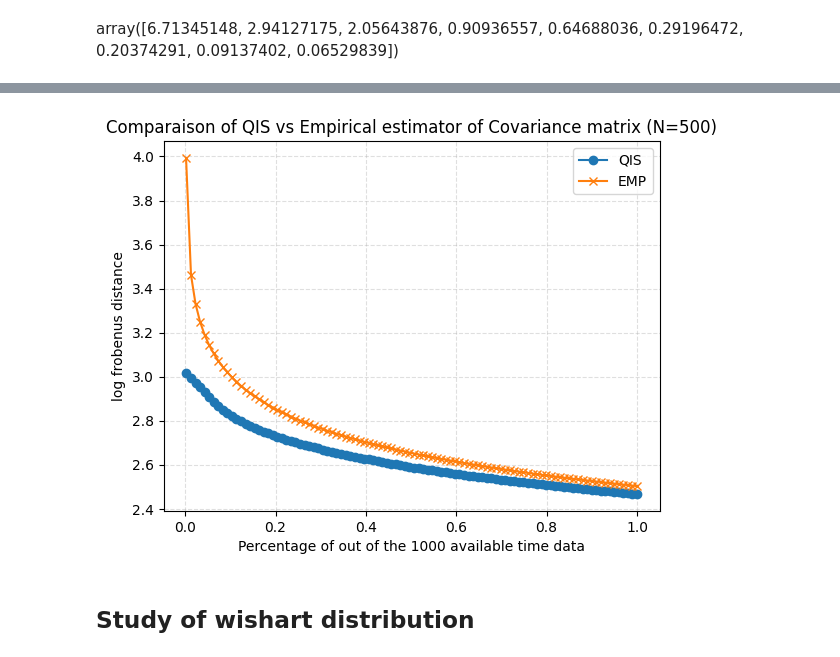
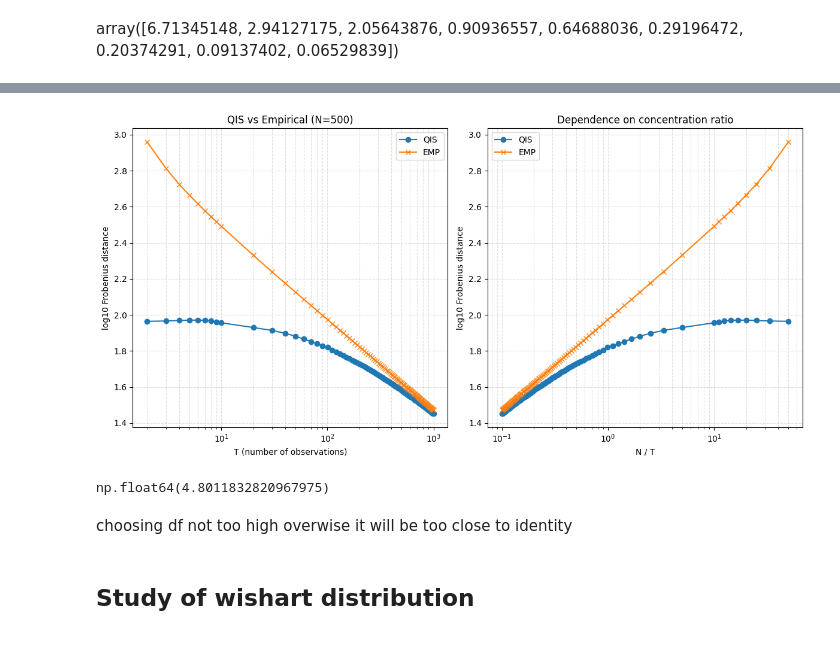
Before and after one commit to Armanddevacc/covariance-cleaning-nn, a Jupyter notebook: test.ipynb, the cells around one changed output, grey strips where cells are left out. Cells and saved outputs as stored; diff of their text form; code cells hidden in the pictures.

```diff
--- a/test.ipynb
+++ b/test.ipynb
@@ -50,40 +106,63 @@ from estimator.QIS import QIS_batched_numpy
 # %%
 def computeFroQIS(Ts):
     frobs = np.zeros_like(Ts, dtype=float)
-    R = rng.multivariate_normal(mean = np.zeros(shape=(N)), cov = Sigma_true, size=(1000, 1000)).transpose(0,2,1)
-    for i,T in enumerate(Ts):
-        Sigma_QIS = QIS_batched_numpy(R[:,:,T:])
+    R = rng.multivariate_normal(mean = np.zeros(shape=(N)), cov = Sigma_true, size=(batch_size, T)).transpose(0,2,1)
+    for i,t in enumerate(Ts):
+        Sigma_QIS = QIS_batched_numpy(R[:,:,-t:])
         frob = np.linalg.norm(Sigma_true[None,:,:] - Sigma_QIS, axis=(1,2)).mean()
         frobs[i] = frob
     return frobs
 # %%
 def computeFroEmp(Ts):
     frobs = np.zeros_like(Ts, dtype=float)
-    R = rng.multivariate_normal(mean = np.zeros(shape=(N)), cov = Sigma_true, size=(1000, 1000)).transpose(0,2,1)
-    for i,T in enumerate(Ts):
-        R_centered = R[:,:,T:] - R[:,:,T:].mean(axis=2, keepdims=True)
-        Sigma_sample = R_centered @ R_centered.transpose(0,2,1)/(R[:,:,T:].shape[-1]-1)
+    R = rng.multivariate_normal(mean = np.zeros(shape=(N)), cov = Sigma_true, size=(batch_size, T)).transpose(0,2,1)
+    for i,t in enumerate(Ts):
+        R_centered = R[:,:,-t:] - R[:,:,-t:].mean(axis=2, keepdims=True)
+        Sigma_sample = R_centered @ R_centered.transpose(0,2,1)/(R[:,:,-t:].shape[-1]-1)
         frob = np.linalg.norm(Sigma_true[None,:,:] - Sigma_sample, axis=(1,2)).mean()
         frobs[i] = frob
     return frobs
 # %%
-Ts = np.int64(np.linspace(0, 998, 100))[::-1]
+Ts = np.concatenate([np.int64(np.linspace(0, T, 100))[:0:-1], [9,8,7,6,5,4,3,2]])
 frobsQIS = computeFroQIS(Ts)
 # %%
-Ts = np.int64(np.linspace(0, 998, 100))[::-1]
+Ts = np.concatenate([np.int64(np.linspace(0, T, 100))[:0:-1], [9,8,7,6,5,4,3,2]])
 frobsEMP = computeFroEmp(Ts)
 # %%
-plt.figure()
-plt.plot((1000 - Ts)/1000, np.log10(frobs), marker='o', label='QIS')
-plt.plot((1000 - Ts)/1000, np.log10(frobsEMP), marker='x', label='EMP')
-plt.xlabel("Percentage of out of the 1000 available time data")
-plt.ylabel("log frobenus distance")
-plt.title("Comparaison of QIS vs Empirical estimator of Covariance matrix (N=500)")
+plt.figure(figsize=(12,6))
+
+# Subplot 1 : en fonction de T
+plt.subplot(1,2,1)
+plt.plot(Ts, np.log10(frobsQIS), marker='o', label='QIS')
+plt.plot(Ts, np.log10(frobsEMP), marker='x', label='EMP')
+plt.xscale('log')
+plt.xlabel("T (number of observations)")
+plt.ylabel("log10 Frobenius distance")
+plt.title("QIS vs Empirical (N=500)")
 plt.grid(True, which="both", ls="--", alpha=0.4)
 plt.legend()
+
+# Subplot 2 : en fonction du ratio q = N/T
+plt.subplot(1,2,2)
+plt.plot(N/Ts, np.log10(frobsQIS), marker='o', label='QIS')
+plt.plot(N/Ts, np.log10(frobsEMP), marker='x', label='EMP')
+plt.xscale('log')
+plt.xlabel("N / T")
+plt.ylabel("log10 Frobenius distance")
+plt.title("Dependence on concentration ratio")
+plt.grid(True, which="both", ls="--", alpha=0.4)
+plt.legend()
+
+plt.tight_layout()
 plt.show()
 # %% [output]
-[figure, old version]
+[figure, new version]
+# %%
+np.log(np.linalg.norm(Sigma_true - np.eye(N,N)))
+# %% [output]
+np.float64(4.8011832820967975)
+# %% [markdown]
+choosing df not too high overwise it will be too close to identity
 # %% [markdown]
 ## Study of wishart distribution
 # %%
```
Also changed, not shown: parts of 26 cells of this notebook, 1 other file.
